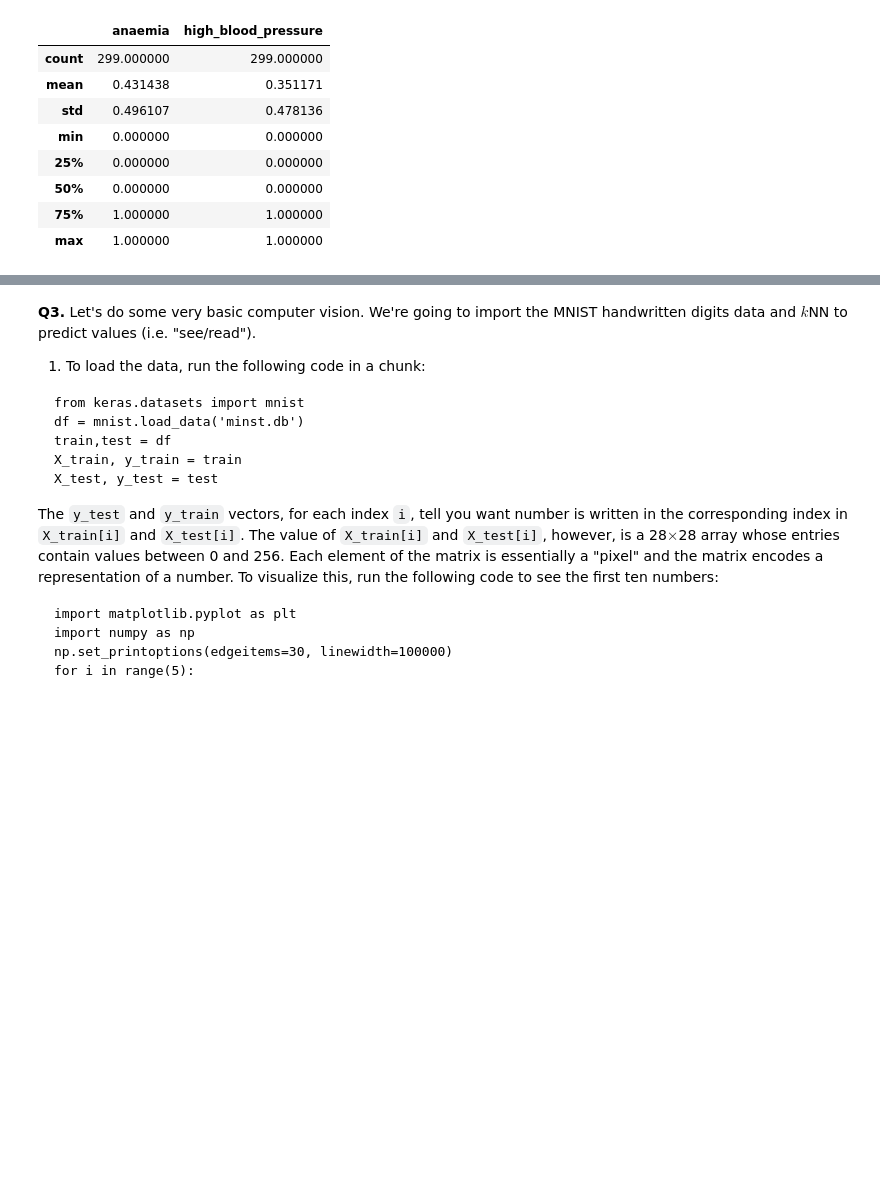
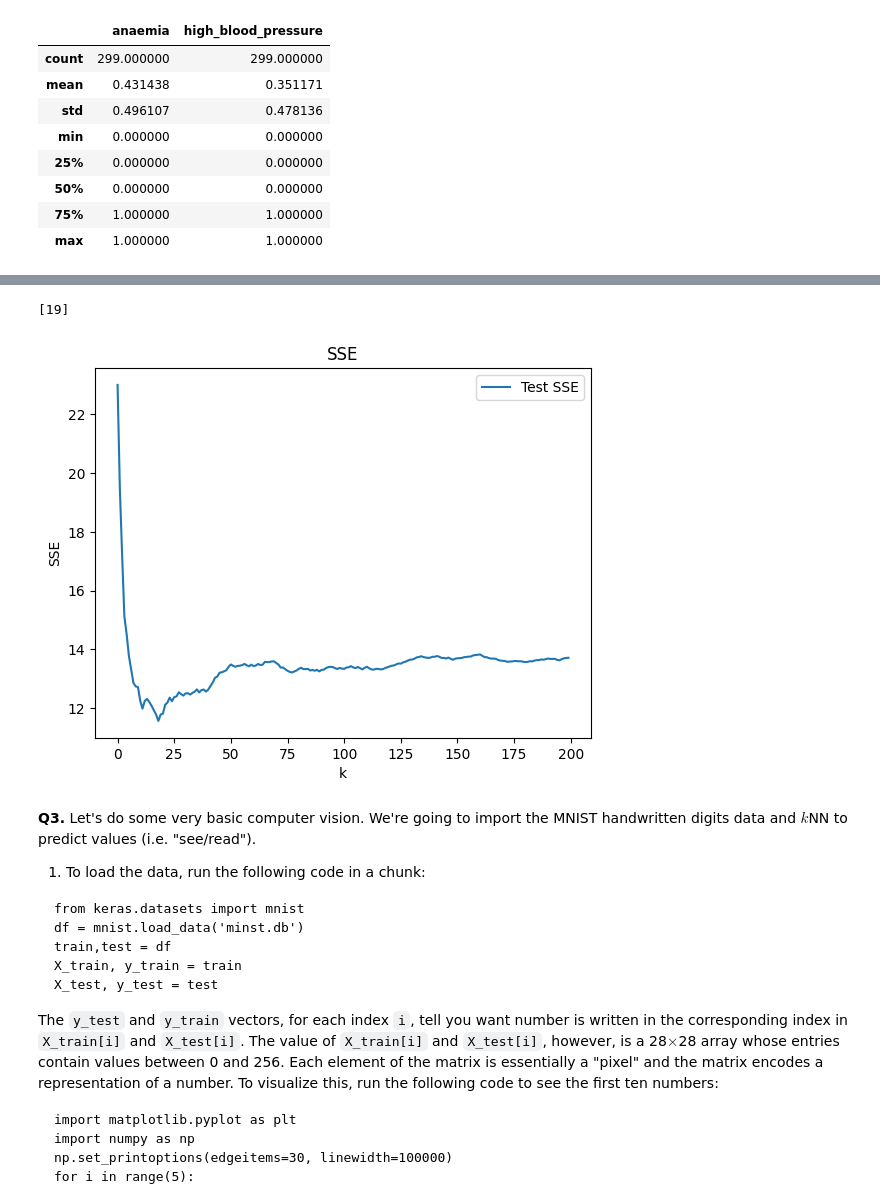
Before and after one commit to vnewsome/knn, a Jupyter notebook: assignment_knn.ipynb, the cells around one changed output, grey strips where cells are left out. Drawn from its saved outputs; the diff is of its cells as text; code cells hidden in the pictures; blank space fills up the shorter version.

```diff
--- a/assignment_knn.ipynb
+++ b/assignment_knn.ipynb
@@ -213,0 +236,7 @@ X_train, X_test, y_train, y_test = train_test_split(X,y,
+# %%
+# Q2.8
+# OK, do steps 5 through 7 again, but use all of the variables (except time).
+# Maxmin normalize all of the variables in X.
+X_all = df.loc[:,'age':'smoking']
+X_all = X_all.apply(maxmin)
+X_all.describe()
@@ -213,0 +253,38 @@ X_train, X_test, y_train, y_test = train_test_split(X,y,
+# %%
+# Split the sample into ~80% for training and ~20% for evaluation.
+X_all_train, X_all_test, y_train, y_test = train_test_split(X_all,y,
+                                                    test_size=.2,
+                                                    random_state=100)
+# %%
+# Determine the optimal number of neighbors for a  k NN regression for the variables you selected.
+k=3
+model = KNeighborsRegressor(n_neighbors=k)
+fitted_model = model.fit(X_all,y)
+# %%
+k_bar = 200
+SSE = np.zeros(k_bar)
+SSE_on_train = np.zeros(k_bar)
+
+for k in range(k_bar):
+    model = KNeighborsRegressor(n_neighbors=k+1)
+    fitted_model = model.fit(X_all_train,y_train)
+    y_hat = fitted_model.predict(X_all_test)
+    SSE[k] = np.sum( (y_test-y_hat)**2 )
+    y_hat = fitted_model.predict(X_all_train)
+    SSE_on_train[k] = np.sum( (y_train-y_hat)**2 )
+
+SSE_min = np.min(SSE)
+min_index = np.where(SSE==SSE_min)
+k_star = min_index[0]+1
+print(k_star)
+# %% [output]
+[19]
+# %%
+plt.plot(np.arange(0,k_bar),SSE,label='Test SSE') # Plot SSE by k
+plt.xlabel("k")
+plt.ylabel("SSE")
+plt.legend(loc='upper right')
+plt.title('SSE')
+plt.show()
+# %% [output]
+[figure, added]
```
Also changed, not shown: parts of 10 cells of this notebook.
